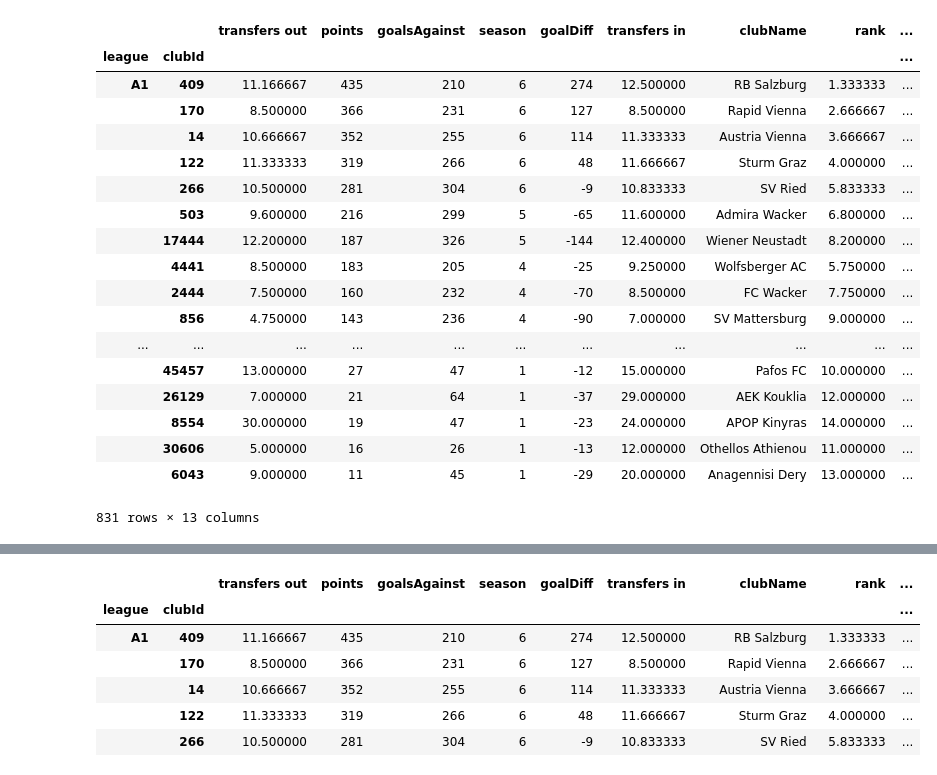
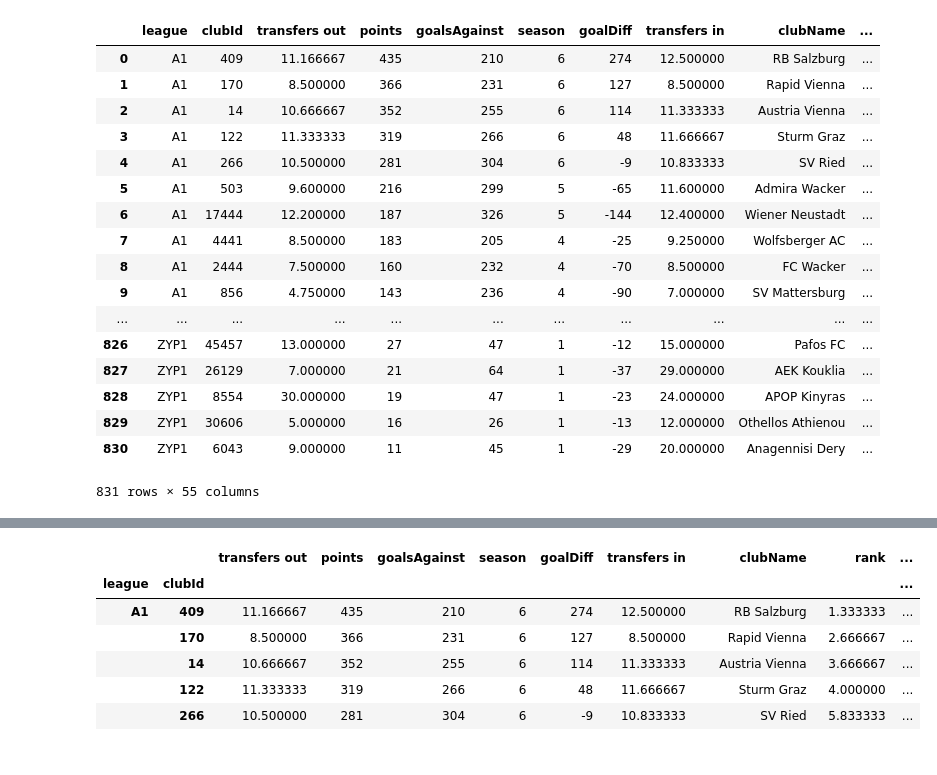
Before and after one commit to kebuhcah/soccer-history, a Jupyter notebook: notebooks/stability_performance.ipynb, the cells around one changed output, grey strips where cells are left out. Drawn from its saved outputs; the diff is of its cells as text; code cells hidden in the pictures.

```diff
--- a/notebooks/stability_performance.ipynb
+++ b/notebooks/stability_performance.ipynb
@@ -9,30 +9,35 @@ RO1=leagueTables.merge(clubSeasonInOut).groupby('league').apply(topTeams).ix['RO
 # %%
 stabilityVsPerf=leagueTables[leagueTables['season'].between(2010,2015)].merge(clubSeasonInOut).groupby('league').apply(topTeams) #.ix['GR1'].sort_values('goalDiff').plot.scatter(x='transfers in',y='points')
 stabilityVsPerf=stabilityVsPerf.join(nonloans[nonloans['season'].between(2010,2015)].rename(columns={'fromLeague':'league','fromTeamId':'clubId'}).groupby(['league','clubId'])[['duration']].mean())
 stabilityVsPerf=stabilityVsPerf.join(transfers[transfers['season'].between(2010,2015)].rename(columns={'fromLeague':'league','fromTeamId':'clubId'}).groupby(['league','clubId'])[['durationWithLoans']].mean())
+
+stabilityVsPerf=stabilityVsPerf.reset_index().merge(club_coeff,how='left',right_on='clubId',left_on='clubId',suffixes=('','_uefa'))
+
+countryLeagueMap=nonloans[['fromCountry','fromLeague']].drop_duplicates().rename(columns={'fromLeague':'league','fromCountry':'Country'})
+
+stabilityVsPerf=stabilityVsPerf.merge(countryLeagueMap,how='left',left_on='league',right_on='league').merge(countryInfo,how='left',left_on='Country',right_index=True)
 
 ew = pd.ExcelWriter('../data/analysis/stability_performance.xls', encoding='utf-8')
 stabilityVsPerf.to_excel(ew, merge_cells=False)
 ew.save()
 
 stabilityVsPerf
 # %% [output]
-|  |  | transfers out | points | goalsAgainst | season | goalDiff | transfers in | clubName | rank | ... |
-| league | clubId |  |  |  |  |  |  |  |  | ... |
-| A1 | 409 | 11.166667 | 435 | 210 | 6 | 274 | 12.500000 | RB Salzburg | 1.333333 | ... |
-|  | 170 | 8.500000 | 366 | 231 | 6 | 127 | 8.500000 | Rapid Vienna | 2.666667 | ... |
-|  | 14 | 10.666667 | 352 | 255 | 6 | 114 | 11.333333 | Austria Vienna | 3.666667 | ... |
-|  | 122 | 11.333333 | 319 | 266 | 6 | 48 | 11.666667 | Sturm Graz | 4.000000 | ... |
-|  | 266 | 10.500000 | 281 | 304 | 6 | -9 | 10.833333 | SV Ried | 5.833333 | ... |
-|  | 503 | 9.600000 | 216 | 299 | 5 | -65 | 11.600000 | Admira Wacker | 6.800000 | ... |
-|  | 17444 | 12.200000 | 187 | 326 | 5 | -144 | 12.400000 | Wiener Neustadt | 8.200000 | ... |
-|  | 4441 | 8.500000 | 183 | 205 | 4 | -25 | 9.250000 | Wolfsberger AC | 5.750000 | ... |
-|  | 2444 | 7.500000 | 160 | 232 | 4 | -70 | 8.500000 | FC Wacker | 7.750000 | ... |
-|  | 856 | 4.750000 | 143 | 236 | 4 | -90 | 7.000000 | SV Mattersburg | 9.000000 | ... |
+|  | league | clubId | transfers out | points | goalsAgainst | season | goalDiff | transfers in | clubName | ... |
+| 0 | A1 | 409 | 11.166667 | 435 | 210 | 6 | 274 | 12.500000 | RB Salzburg | ... |
+| 1 | A1 | 170 | 8.500000 | 366 | 231 | 6 | 127 | 8.500000 | Rapid Vienna | ... |
+| 2 | A1 | 14 | 10.666667 | 352 | 255 | 6 | 114 | 11.333333 | Austria Vienna | ... |
+| 3 | A1 | 122 | 11.333333 | 319 | 266 | 6 | 48 | 11.666667 | Sturm Graz | ... |
+| 4 | A1 | 266 | 10.500000 | 281 | 304 | 6 | -9 | 10.833333 | SV Ried | ... |
+| 5 | A1 | 503 | 9.600000 | 216 | 299 | 5 | -65 | 11.600000 | Admira Wacker | ... |
+| 6 | A1 | 17444 | 12.200000 | 187 | 326 | 5 | -144 | 12.400000 | Wiener Neustadt | ... |
+| 7 | A1 | 4441 | 8.500000 | 183 | 205 | 4 | -25 | 9.250000 | Wolfsberger AC | ... |
+| 8 | A1 | 2444 | 7.500000 | 160 | 232 | 4 | -70 | 8.500000 | FC Wacker | ... |
+| 9 | A1 | 856 | 4.750000 | 143 | 236 | 4 | -90 | 7.000000 | SV Mattersburg | ... |
 | ... | ... | ... | ... | ... | ... | ... | ... | ... | ... | ... |
-|  | 45457 | 13.000000 | 27 | 47 | 1 | -12 | 15.000000 | Pafos FC | 10.000000 | ... |
-|  | 26129 | 7.000000 | 21 | 64 | 1 | -37 | 29.000000 | AEK Kouklia | 12.000000 | ... |
-|  | 8554 | 30.000000 | 19 | 47 | 1 | -23 | 24.000000 | APOP Kinyras | 14.000000 | ... |
-|  | 30606 | 5.000000 | 16 | 26 | 1 | -13 | 12.000000 | Othellos Athienou | 11.000000 | ... |
-|  | 6043 | 9.000000 | 11 | 45 | 1 | -29 | 20.000000 | Anagennisi Dery | 13.000000 | ... |
+| 826 | ZYP1 | 45457 | 13.000000 | 27 | 47 | 1 | -12 | 15.000000 | Pafos FC | ... |
+| 827 | ZYP1 | 26129 | 7.000000 | 21 | 64 | 1 | -37 | 29.000000 | AEK Kouklia | ... |
+| 828 | ZYP1 | 8554 | 30.000000 | 19 | 47 | 1 | -23 | 24.000000 | APOP Kinyras | ... |
+| 829 | ZYP1 | 30606 | 5.000000 | 16 | 26 | 1 | -13 | 12.000000 | Othellos Athienou | ... |
+| 830 | ZYP1 | 6043 | 9.000000 | 11 | 45 | 1 | -29 | 20.000000 | Anagennisi Dery | ... |
-831 rows × 13 columns
+831 rows × 55 columns
```
Also changed, not shown: parts of 8 cells of this notebook, 2 other files.
